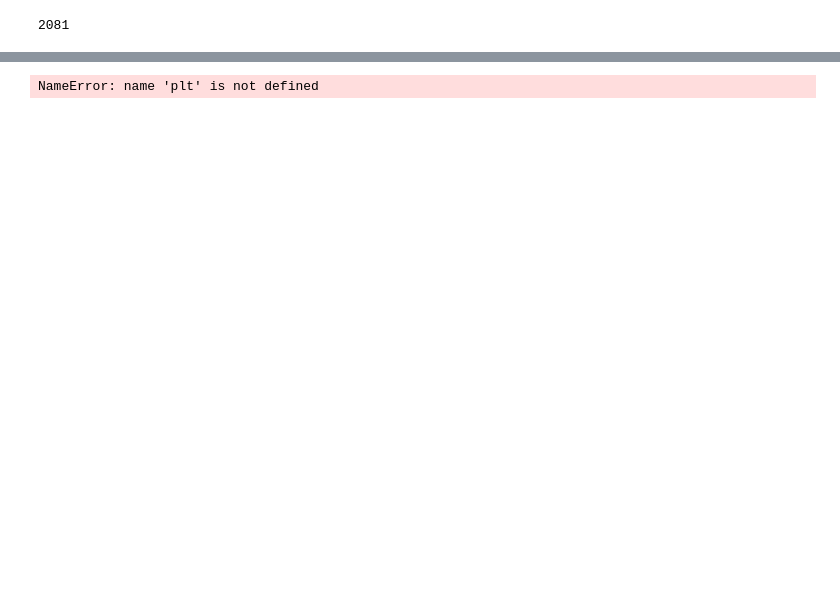
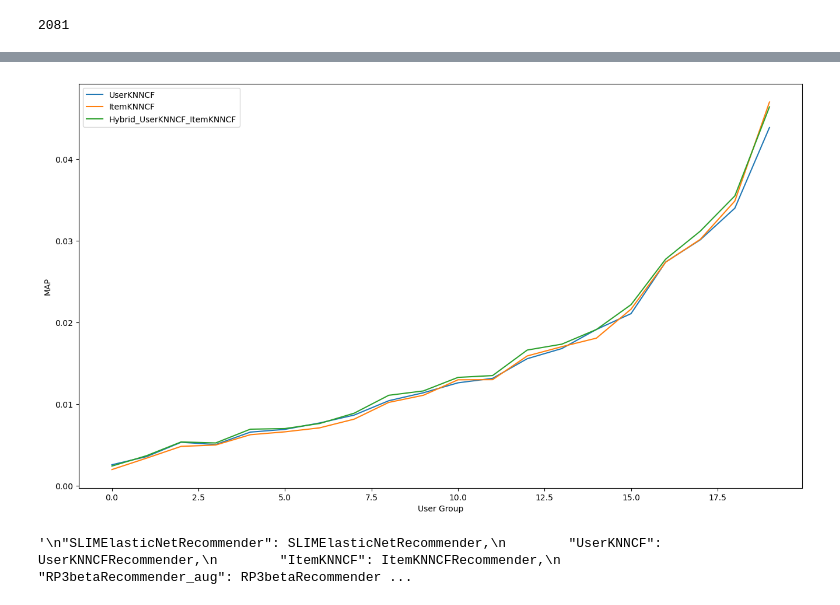
Before and after one commit to francesco-mattioli/rec-sys-challenge-Polimi, a Jupyter notebook: Hybrid_user_wise.ipynb, the cells around one changed output, grey strips where cells are left out. Drawn from its saved outputs; the diff is of its cells as text; code cells hidden in the pictures; blank space fills up the shorter version.

```diff
--- a/Hybrid_user_wise.ipynb
+++ b/Hybrid_user_wise.ipynb
@@ -120,9 +120,26 @@ S_SLIM.fit()
 EASE_R = EASE_R_Recommender(URM_train_aug)
 EASE_R.fit()
 
-_ItemKNN_CFCBF_Hybrid_Recommender = ItemKNN_CFCBF_Hybrid_Recommender(URM_train_aug,ICM)
-_ItemKNN_CFCBF_Hybrid_Recommender.fit(0.011278462705558101,topK=661,shrink=36)
+Hybrid_UserKNNCF_RP3B_aug = Hybrid_UserKNNCF_RP3B_aug(
+    URM_train_aug, URM_train_pow, UserKNNCF, RP3beta_aug)
+Hybrid_UserKNNCF_RP3B_aug.fit(
+    UserKNNCF_weight=0.4348857237366932, RP3B_weight=0.027648314372221712)
 
-_UserKNN_CFCBF_Hybrid_Recommender = UserKNN_CFCBF_Hybrid_Recommender(URM_train_aug,UCM)
-_UserKNN_CFCBF_Hybrid_Recommender.fit(0.01,topK=669,shrink=50)
+Hybrid_SSLIM_EASER = Hybrid_SSLIM_EASER(
+    URM_train_aug, URM_train_pow, S_SLIM, EASE_R)
+Hybrid_SSLIM_EASER.fit(SSLIM_weight=0.5495139584252299, EASE_R_weight=0.0)
+
+Hybrid_SSLIM_RP3B_aug = Hybrid_SSLIM_RP3B_aug(
+    URM_train_aug, URM_train_pow, S_SLIM, RP3beta_aug)
+Hybrid_SSLIM_RP3B_aug.fit(
+    SSLIM_weight=0.26204559437361846, RP3B_weight=0.46562963809236146)
+
+Hybrid_UserKNNCF_ItemKNNCF = Hybrid_UserKNNCF_ItemKNNCF(
+    URM_train_aug, URM_train_pow, UserKNNCF, ItemKNNCF)
+Hybrid_UserKNNCF_ItemKNNCF.fit(
+    UserKNNCF_weight=1.0, ItemKNNCF_weight=0.8072073132929845)
+
+Hybrid_User_and_Item_KNN_CFCBF_Hybrid = Hybrid_User_and_Item_KNN_CFCBF_Hybrid(
+    URM_train_aug, URM_train_pow, ItemKNN_CFCBF_Hybrid_Recommender, UserKNN_CFCBF_Hybrid_Recommender)
+Hybrid_User_and_Item_KNN_CFCBF_Hybrid.fit()
 # %% [output]
@@ -307,30 +323,29 @@ plt.show()
 # %%
 import matplotlib.pyplot as pyplot
 %matplotlib inline
 _ = plt.figure(figsize=(16, 9))
 
-results = MAP_recommender_per_group["Hybrid_SSLIM_EASER"]
-pyplot.plot(np.arange(0,len(results)),results, label="Hybrid_SSLIM_EASER")
-results = MAP_recommender_per_group["Hybrid_SSLIM_RP3B_aug"]
-pyplot.plot(np.arange(0,len(results)),results, label="Hybrid_SSLIM_RP3B_aug")
-results = MAP_recommender_per_group["Hybrid_UserKNNCF_RP3B_aug"]
-pyplot.plot(np.arange(0,len(results)),results, label="Hybrid_UserKNNCF_RP3B_aug")
+results = MAP_recommender_per_group["UserKNNCF"]
+pyplot.plot(np.arange(0,len(results)),results, label="UserKNNCF")
+results = MAP_recommender_per_group["ItemKNNCF"]
+pyplot.plot(np.arange(0,len(results)),results, label="ItemKNNCF")
 results = MAP_recommender_per_group["Hybrid_UserKNNCF_ItemKNNCF"]
 pyplot.plot(np.arange(0,len(results)),results, label="Hybrid_UserKNNCF_ItemKNNCF")
 pyplot.ylabel('MAP')
 pyplot.xlabel('User Group')
 pyplot.legend()
 pyplot.show()
 
 '''
 "SLIMElasticNetRecommender": SLIMElasticNetRecommender,
         "UserKNNCF": UserKNNCFRecommender,
         "ItemKNNCF": ItemKNNCFRecommender,
         "RP3betaRecommender_aug": RP3betaRecommender,
         "RP3betaRecommender_pow": RP3betaRecommender,
         "EASE_R": EASE_R_Recommender,
         "HybridRecommender_5" : HybridRecommender_5,
         "Hybrid_SSLIM_EASER": Hybrid_SSLIM_EASER,
 '''
 # %% [output]
+[figure, added]
-NameError: name 'plt' is not defined
+'\n"SLIMElasticNetRecommender": SLIMElasticNetRecommender,\n        "UserKNNCF": UserKNNCFRecommender,\n        "ItemKNNCF": ItemKNNCFRecommender,\n        "RP3betaRecommender_aug": RP3betaRecommender ...
```
Also changed, not shown: parts of 9 cells of this notebook, 6 other files.
